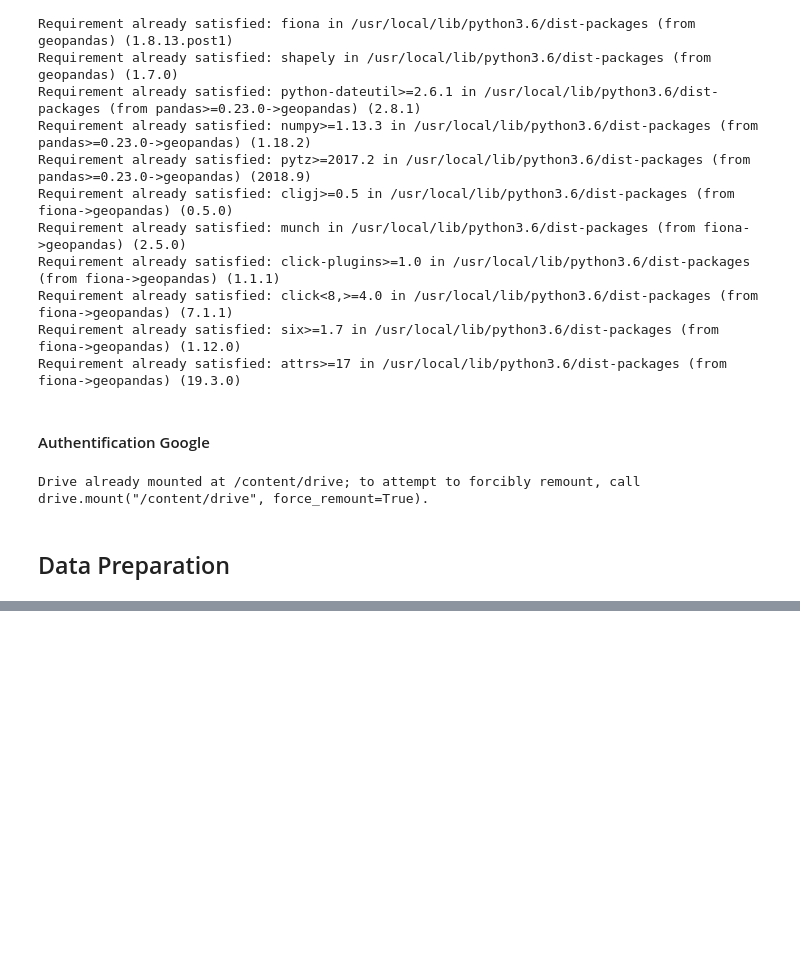
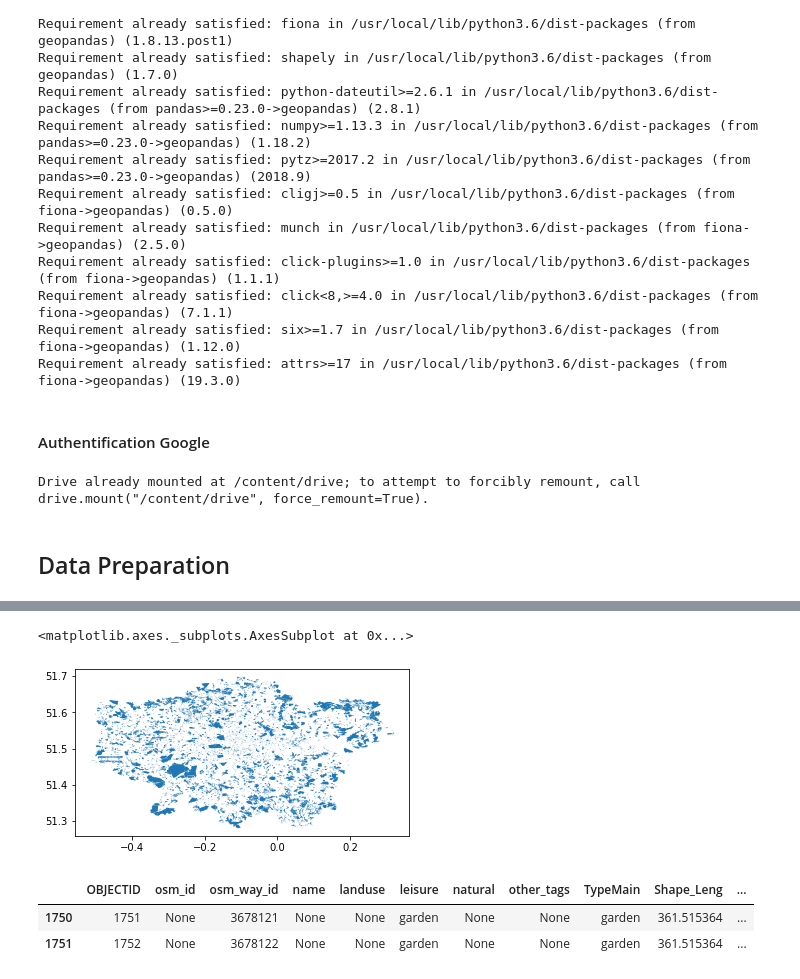
Before and after one commit to cultureincities/nature, a Jupyter notebook: colab/Nature_CASA.ipynb, the cells around one changed output, grey strips where cells are left out. Saved outputs shown, nothing was run; the diff lists cells and outputs as text; code cells hidden in the pictures; blank space fills up the shorter version.

```diff
--- a/colab/Nature_CASA.ipynb
+++ b/colab/Nature_CASA.ipynb
@@ -94,2 +108,2 @@ osdata_path = 'OpenOS_Greenspace/data/OSOpenGreenspace_TQ.gml'
 # %%
-gdf = gpd.read_file(root_path+osdata_path)
+gdf_all = gpd.read_file(root_path+data_path1)
@@ -95,0 +118,10 @@ gdf = gpd.read_file(root_path+osdata_path)
+# %%
+gdf_all = gdf_all.to_crs(epsg=4326)  # EPSG 4326 = WGS84 = https://epsg.io/4326
+# %%
+def Get_LatLon(df):
+  # get longitude, latitude of the park (centroid of the geometry)
+  df['Longitude'] = df.geometry.centroid.x
+  df['Latitude'] = df.geometry.centroid.y
+  return df
+# %%
+gdf_all = Get_LatLon(gdf_all)
@@ -95,0 +168,15 @@ gdf = gpd.read_file(root_path+osdata_path)
+# %%
+gdf_all.plot()
+# %% [output]
+<matplotlib.axes._subplots.AxesSubplot at 0x...>
+[figure, added]
+# %%
+# Add London as city name
+gdf_all['City'] = 'London'
+gdf_all['type'] = 'garden'
+gdf_allsub = gdf_all[(gdf_all['TypeMain']=='park')|(gdf_all['TypeMain']=='garden')]
+gdf_allsub.head(2)
+# %% [output]
+|  | OBJECTID | osm_id | osm_way_id | name | landuse | leisure | natural | other_tags | TypeMain | Shape_Leng | ... |
+| 1750 | 1751 | None | 3678121 | None | None | garden | None | None | garden | 361.515364 | ... |
+| 1751 | 1752 | None | 3678122 | None | None | garden | None | None | garden | 361.515364 | ... |
```
Also changed, not shown: parts of 37 cells of this notebook.
